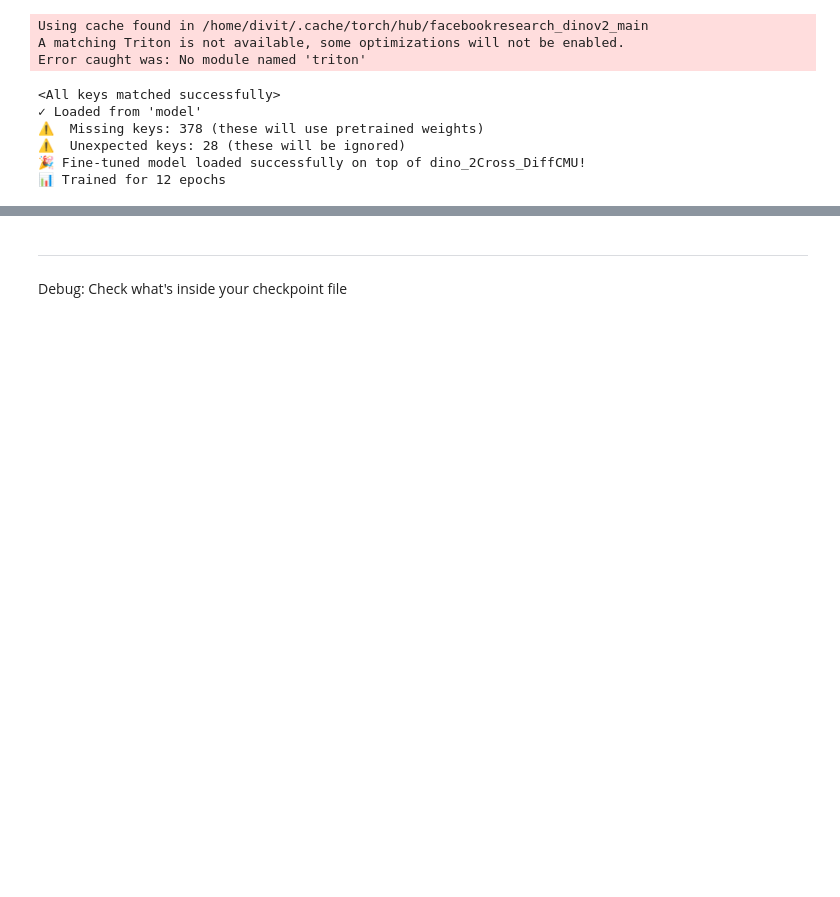
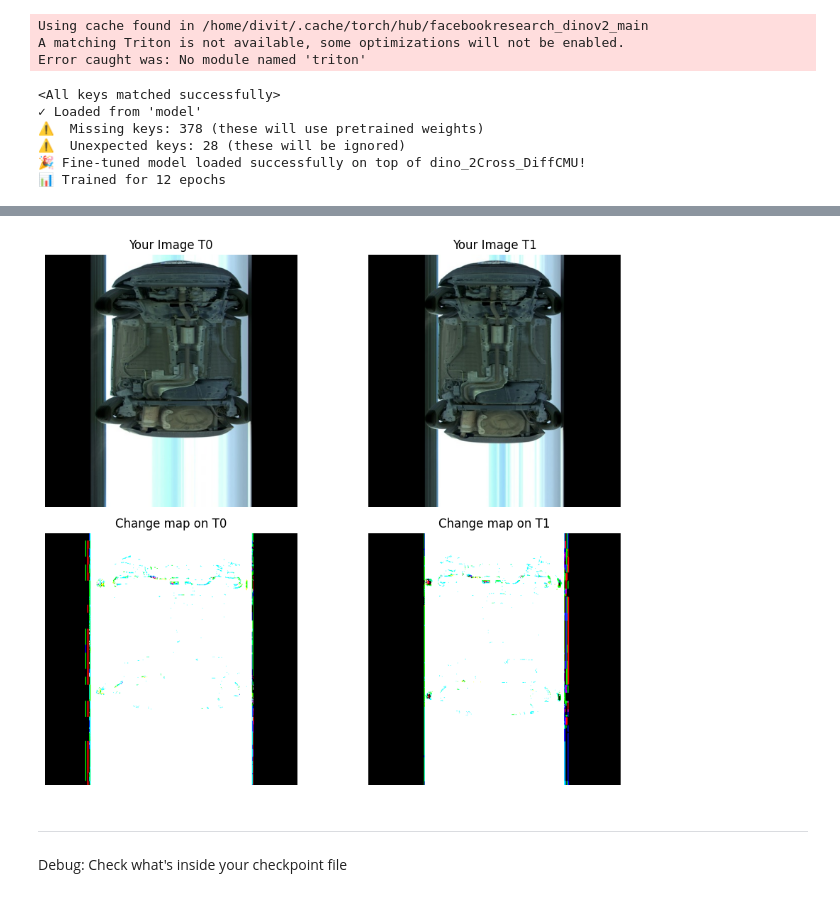
Before and after one commit to Kerim-ercan/Robust-Scene-Change-Detection, a Jupyter notebook: examples/inference.ipynb, the cells around one changed output, grey strips where cells are left out. Drawn from its saved outputs; the diff is of its cells as text; code cells hidden in the pictures; blank space fills up the shorter version.

Commit message:
now ı can take inferences but the predictions are so bad probobly changing some parameters breake it finetunening

```diff
--- a/examples/inference.ipynb
+++ b/examples/inference.ipynb
@@ -371,0 +437,97 @@ AssertionError: Input image height 1600 is not a multiple of patch height 14
+# %%
+# Inference on your images (no ROI masking)
+# Update model upsampling size for your images
+my_model.module.upsample.size = (H, W)
+
+# Ensure images are proper numpy arrays and normalize if needed
+def prepare_tensor(image):
+    """Convert image to proper tensor format"""
+    # Ensure it's a numpy array and make a copy
+    img_array = np.array(image, dtype=np.float32)
+
+    # Normalize to [0, 1] if needed
+    if img_array.max() > 1.0:
+        img_array = img_array / 255.0
+
+    # Ensure the array is contiguous in memory
+    img_array = np.ascontiguousarray(img_array)
+
+    # Convert to tensor using torch.tensor instead of torch.from_numpy
+    tensor = torch.tensor(img_array, dtype=torch.float32).permute(2, 0, 1).unsqueeze(0)
+    return tensor.cuda()
+
+def tensor_to_numpy_safe(tensor):
+    """Safely convert tensor to numpy, working around compatibility issues"""
+    try:
+        # Method 1: Standard conversion
+        return tensor.numpy()
+    except RuntimeError:
+        try:
+            # Method 2: Clone then convert
+            return tensor.clone().numpy()
+        except RuntimeError:
+            try:
+                # Method 3: Convert via list
+                tensor_list = tensor.tolist()
+                return np.array(tensor_list)
+            except Exception:
+                # Method 4: Manual conversion using tensor data
+                if tensor.dim() == 0:  # scalar tensor
+                    return float(tensor.item())
+                else:
+                    # For multi-dimensional tensors, convert via CPU first
+                    cpu_tensor = tensor.detach().cpu()
+                    # Use torch.Tensor.storage() approach
+                    shape = cpu_tensor.shape
+                    data = [float(cpu_tensor.flatten()[i]) for i in range(cpu_tensor.numel())]
+                    return np.array(data).reshape(shape)
+
+# Convert to tensors with proper handling
+print("Converting images to tensors...")
+my_tensor_0 = prepare_tensor(my_t0)
+my_tensor_1 = prepare_tensor(my_t1)
+
+print(f"Tensor shapes: {my_tensor_0.shape}, {my_tensor_1.shape}")
+print(f"Tensor ranges: [{my_tensor_0.min():.3f}, {my_tensor_0.max():.3f}]")
+
+# Run inference
+print("Running inference...")
+with torch.no_grad():
+    my_pred_0 = my_model(my_tensor_0, my_tensor_1)  # 1, H, W, 2
+    my_pred_1 = my_model(my_tensor_1, my_tensor_0)  # 1, H, W, 2
+
+    print(f"Model output shapes: {my_pred_0.shape}, {my_pred_1.shape}")
+    print(f"Model output device: {my_pred_0.device}")
+
+    # Apply argmax and move to CPU
+    pred_0_cpu = torch.argmax(my_pred_0, dim=-1).squeeze().detach().cpu()
+    pred_1_cpu = torch.argmax(my_pred_1, dim=-1).squeeze().detach().cpu()
+
+    # Convert to numpy using safe method
+    print("Converting predictions to numpy...")
+    my_pred_0 = tensor_to_numpy_safe(pred_0_cpu)
+    my_pred_1 = tensor_to_numpy_safe(pred_1_cpu)
+
+    print(f"✓ Prediction shapes: {my_pred_0.shape}, {my_pred_1.shape}")
+
+print("Inference completed! Visualizing results...")
+
+# Visualize results
+fig, ax = plt.subplots(2, 2, figsize=(10, 8))
+
+ax[0, 0].imshow(my_t0)
+ax[0, 1].imshow(my_t1)
+ax[1, 0].imshow(utils_img.overlay_image(my_t0, [1, 0, 0], mask=my_pred_0))
+ax[1, 1].imshow(utils_img.overlay_image(my_t1, [1, 0, 0], mask=my_pred_1))
+
+ax[0, 0].set_title("Your Image T0")
+ax[0, 1].set_title("Your Image T1")
+ax[1, 0].set_title("Change map on T0")
+ax[1, 1].set_title("Change map on T1")
+
+# remove axis
+for a in ax.ravel():
+    a.axis("off")
+
+plt.tight_layout()
+# %% [output]
@@ -372,3 +551,4 @@ AssertionError: Input image height 1600 is not a multiple of patch height 14
+[figure, added]
 # %% [markdown]
 ---
 Debug: Check what's inside your checkpoint file
```
Also changed, not shown: parts of 5 cells of this notebook.
